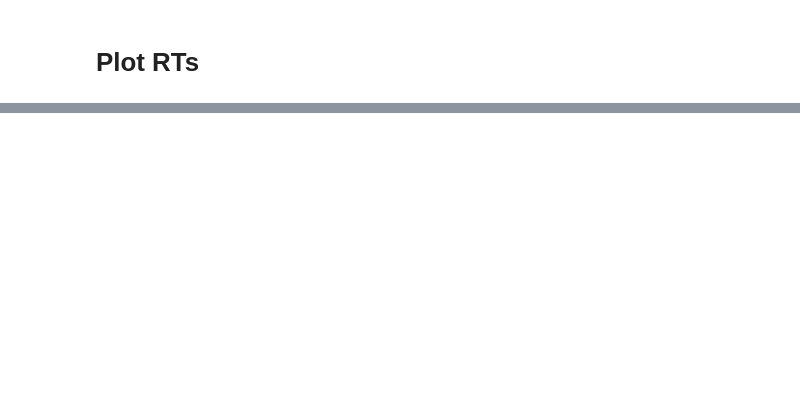
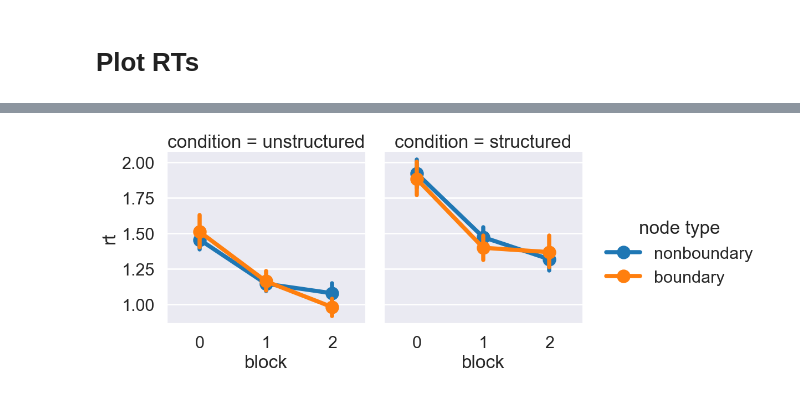
Before and after one commit to tejas-savalia/eb_mem, a Jupyter notebook: analysis_sandbox.ipynb, the cells around one changed output, grey strips where cells are left out. Saved outputs shown, nothing was run; the diff lists cells and outputs as text; code cells hidden in the pictures; blank space fills up the shorter version.

```diff
--- a/analysis_sandbox.ipynb
+++ b/analysis_sandbox.ipynb
@@ -102,0 +149,6 @@ df_clean_rt_outlier = df_clean[np.abs(stat.zscore(df_clean['rt'], nan_policy='om
+# %%
+g = sns.catplot(x = 'block', y = 'rt',  col = 'condition',
+           data = df_clean_exposure, kind = 'point', margin_titles=True, hue = 'node type')
+# g.set_xticklabels(rotation=90)
+# %% [output]
+[figure, added]
```
Also changed, not shown: parts of 17 cells of this notebook.
